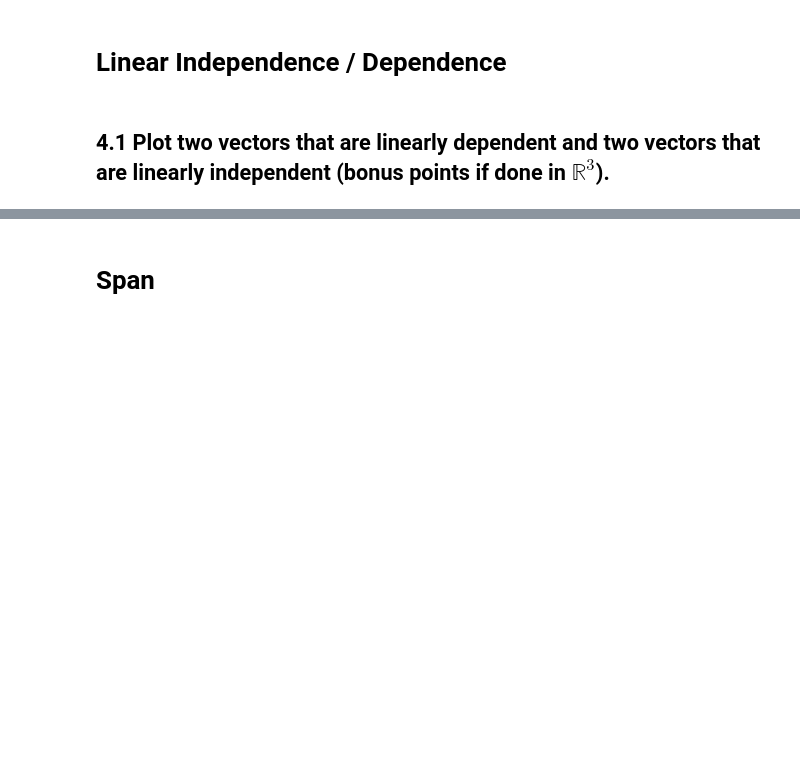
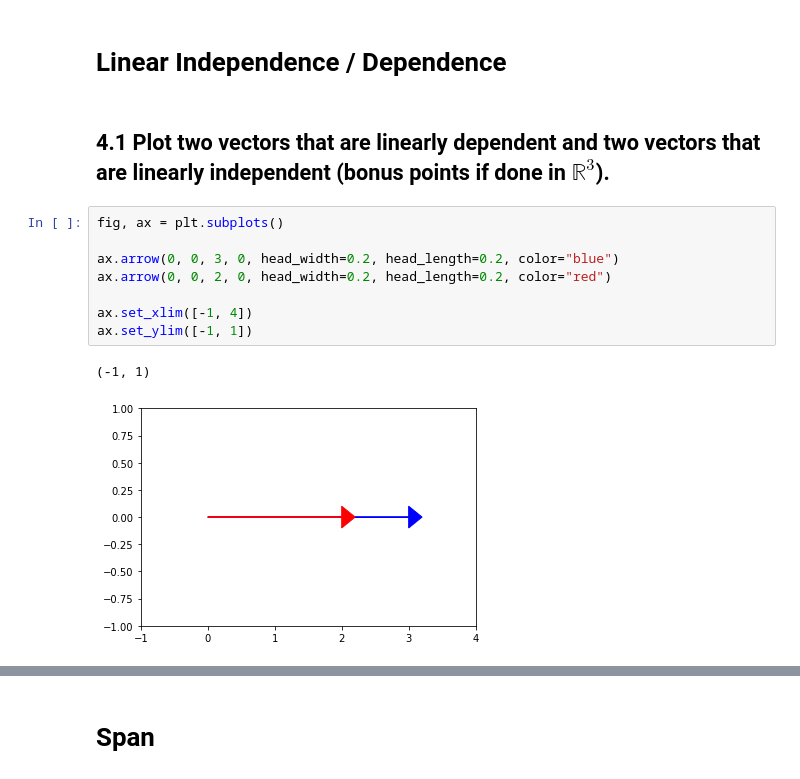
Before and after one commit to ekoly/DS-Unit-1-Sprint-3-Linear-Algebra, a Jupyter notebook: module2-intermediate-linear-algebra/LS_DS_132_Intermediate_Linear_Algebra_Assignment.ipynb, the cells around one changed output, grey strips where cells are left out. Cells and saved outputs as stored; diff of their text form; blank space fills up the shorter version.

```diff
--- a/module2-intermediate-linear-algebra/LS_DS_132_Intermediate_Linear_Algebra_Assignment.ipynb
+++ b/module2-intermediate-linear-algebra/LS_DS_132_Intermediate_Linear_Algebra_Assignment.ipynb
@@ -185,3 +201,14 @@ f = \begin{bmatrix} 4 & 12 & 11 & 9 & 2 \end{bmatrix}
 # Linear Independence / Dependence
 # %% [markdown]
 ## 4.1 Plot two vectors that are linearly dependent and two vectors that are linearly independent (bonus points if done in $\mathbb{R}^3$).
+# %%
+fig, ax = plt.subplots()
+
+ax.arrow(0, 0, 3, 0, head_width=0.2, head_length=0.2, color="blue")
+ax.arrow(0, 0, 2, 0, head_width=0.2, head_length=0.2, color="red")
+
+ax.set_xlim([-1, 4])
+ax.set_ylim([-1, 1])
+# %% [output]
+(-1, 1)
+[figure, added]
```
Also changed, not shown: parts of 12 cells of this notebook.
